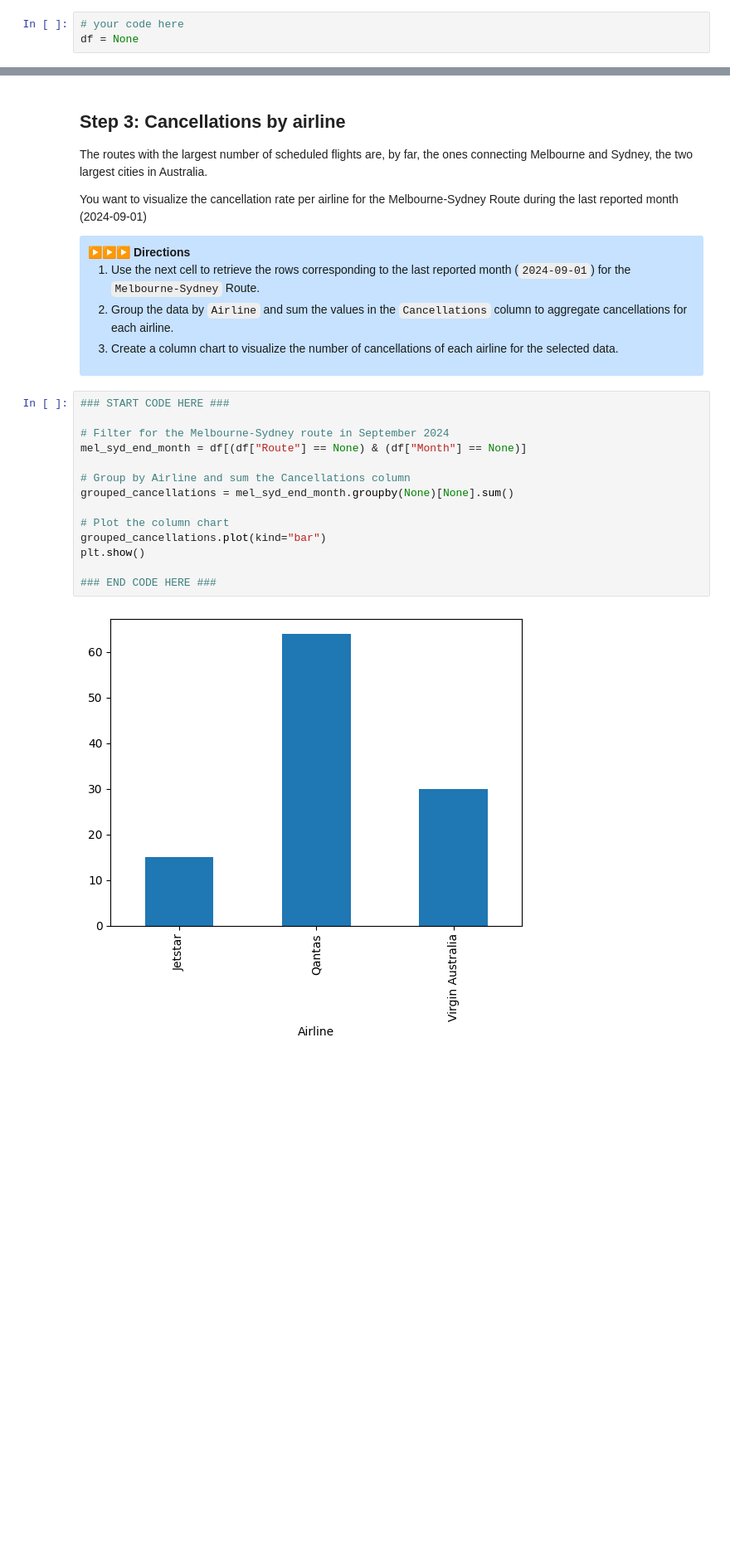
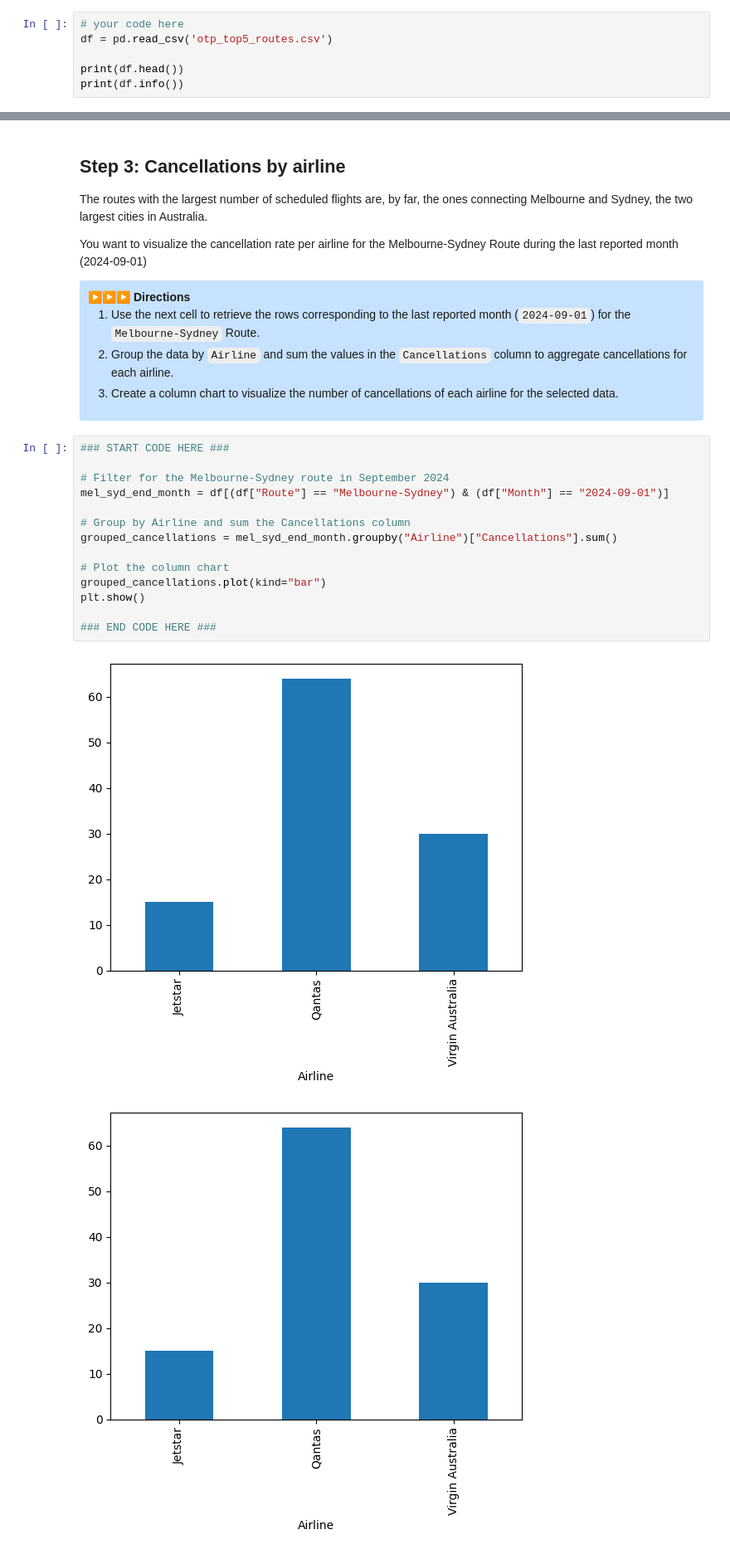
Before and after one commit to whatnirja/PyData2025, a Jupyter notebook: Lab_Week5_Plotting/lab5_plotting.ipynb, the cells around one changed output, grey strips where cells are left out. Shown at 83% size. Drawn from its saved outputs; the diff is of its cells as text; blank space fills up the shorter version.

```diff
--- a/Lab_Week5_Plotting/lab5_plotting.ipynb
+++ b/Lab_Week5_Plotting/lab5_plotting.ipynb
@@ -33,4 +33,7 @@ import seaborn as sns
 </div>
 # %%
 # your code here
-df = None
+df = pd.read_csv('otp_top5_routes.csv')
+
+print(df.head())
+print(df.info())
@@ -52,17 +73,19 @@ You want to visualize the cancellation rate per airline for the Melbourne-Sydney
 # %%
 ### START CODE HERE ###
 
 # Filter for the Melbourne-Sydney route in September 2024
-mel_syd_end_month = df[(df["Route"] == None) & (df["Month"] == None)]
+mel_syd_end_month = df[(df["Route"] == "Melbourne-Sydney") & (df["Month"] == "2024-09-01")]
 
 # Group by Airline and sum the Cancellations column
-grouped_cancellations = mel_syd_end_month.groupby(None)[None].sum()
+grouped_cancellations = mel_syd_end_month.groupby("Airline")["Cancellations"].sum()
 
 # Plot the column chart
 grouped_cancellations.plot(kind="bar")
 plt.show()
 
 ### END CODE HERE ###
+# %% [output]
+[figure, added]
 # %%
 # %% [output]
 [figure]
```
Also changed, not shown: parts of 12 cells of this notebook, 1 other file.
